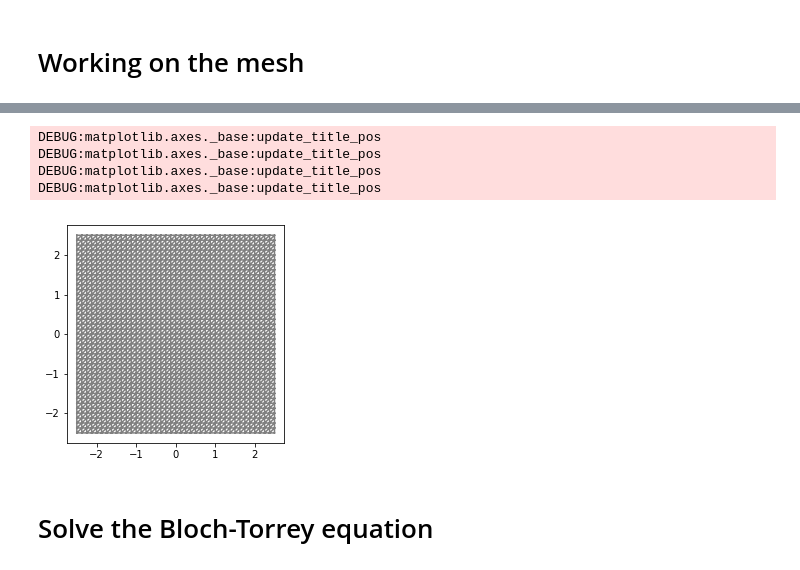
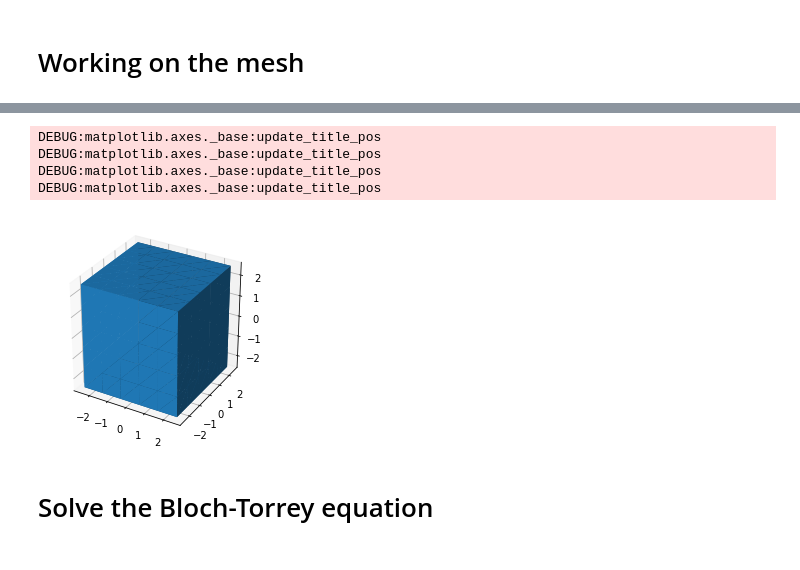
Before and after one commit to van-dang/DMRI-FEM-Cloud, a Jupyter notebook: ConvergenceTest.ipynb, the cells around one changed output, grey strips where cells are left out. Saved outputs shown, nothing was run; the diff lists cells and outputs as text; code cells hidden in the pictures.

```diff
--- a/ConvergenceTest.ipynb
+++ b/ConvergenceTest.ipynb
@@ -112,11 +112,23 @@ if (mesh_file_exists==False):
     !unzip -q $mesh_file''.zip
 
 # mymesh = Mesh(mesh_file);
-#n = 40;
+#n = 80;
 #geometry = Cylinder(Point(0, 0, -2.5), Point(0, 0, 2.5), 1, 1)
 #mymesh = generate_mesh(geometry, n)
 
-n=40;
-mymesh = RectangleMesh(Point(-2.5, -2.5), Point(2.5, 2.5), n, n)
+#mesh_file_geo = os.path.isfile("multi_layered_cylinder.geo")
+#if (mesh_file_geo==False):
+#    !wget https://raw.githubusercontent.com/van-dang/MRI-Cloud/mesh/multi_layered_cylinder.geo
+#!sed -i -e 's/5,7.5,10.0/5/g' multi_layered_cylinder.geo
+
+# n=40;
+# mymesh = RectangleMesh(Point(-2.5, -2.5), Point(2.5, 2.5), n, n)
+n=5
+mymesh = BoxMesh(Point(-2.5,-2.5, -2.5), Point(2.5, 2.5, 2.5), n, n, n)
+
+File('mesh.xml')<<mymesh
+!pip install meshio
+!meshio-convert mesh.xml mesh.msh
+
 plot(mymesh)
 # %% [output]
@@ -125,8 +143,8 @@ plot(mymesh)
 DEBUG:matplotlib.axes._base:update_title_pos
 DEBUG:matplotlib.axes._base:update_title_pos
 DEBUG:matplotlib.axes._base:update_title_pos
 DEBUG:matplotlib.axes._base:update_title_pos
-[figure, old version]
+[figure, new version]
 # %% [markdown]
 # Solve the Bloch-Torrey equation
 # %%
```
Also changed, not shown: parts of 2 cells of this notebook.
